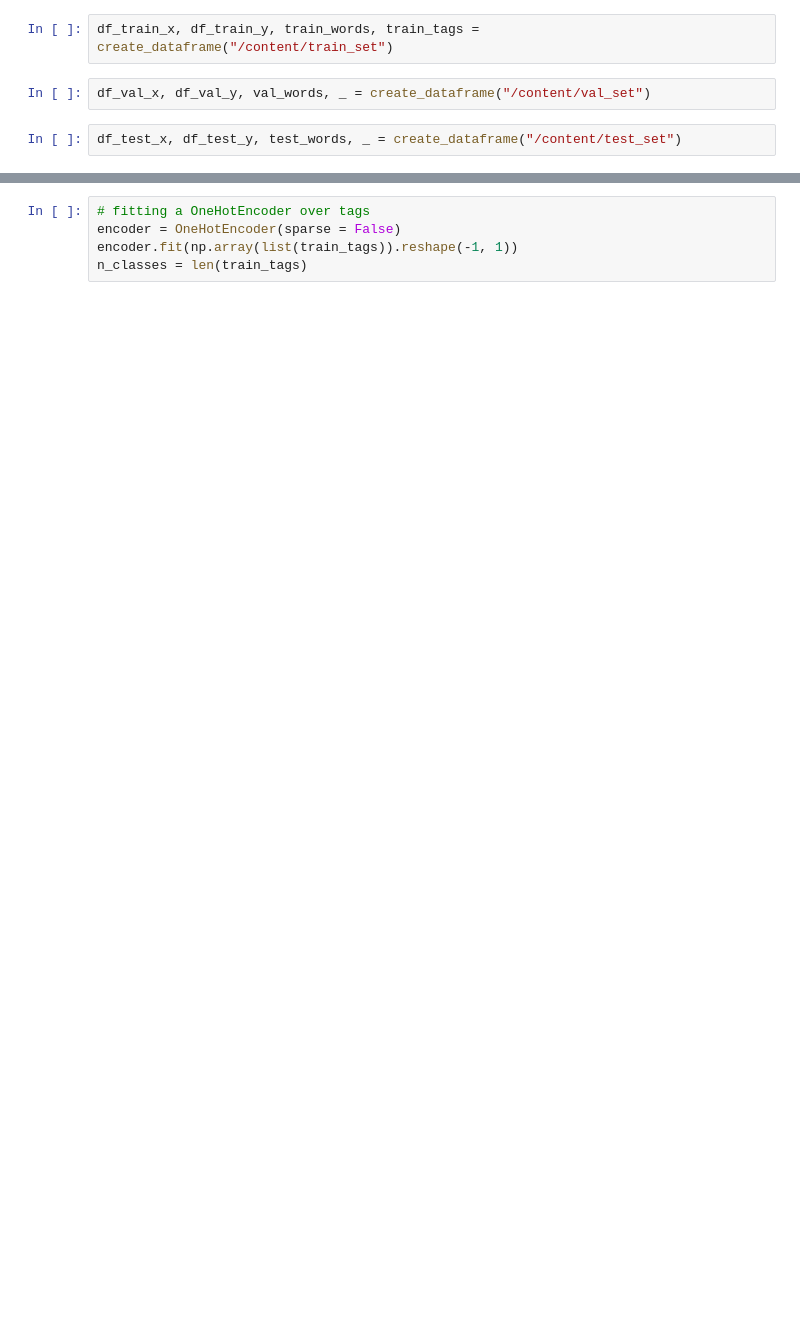
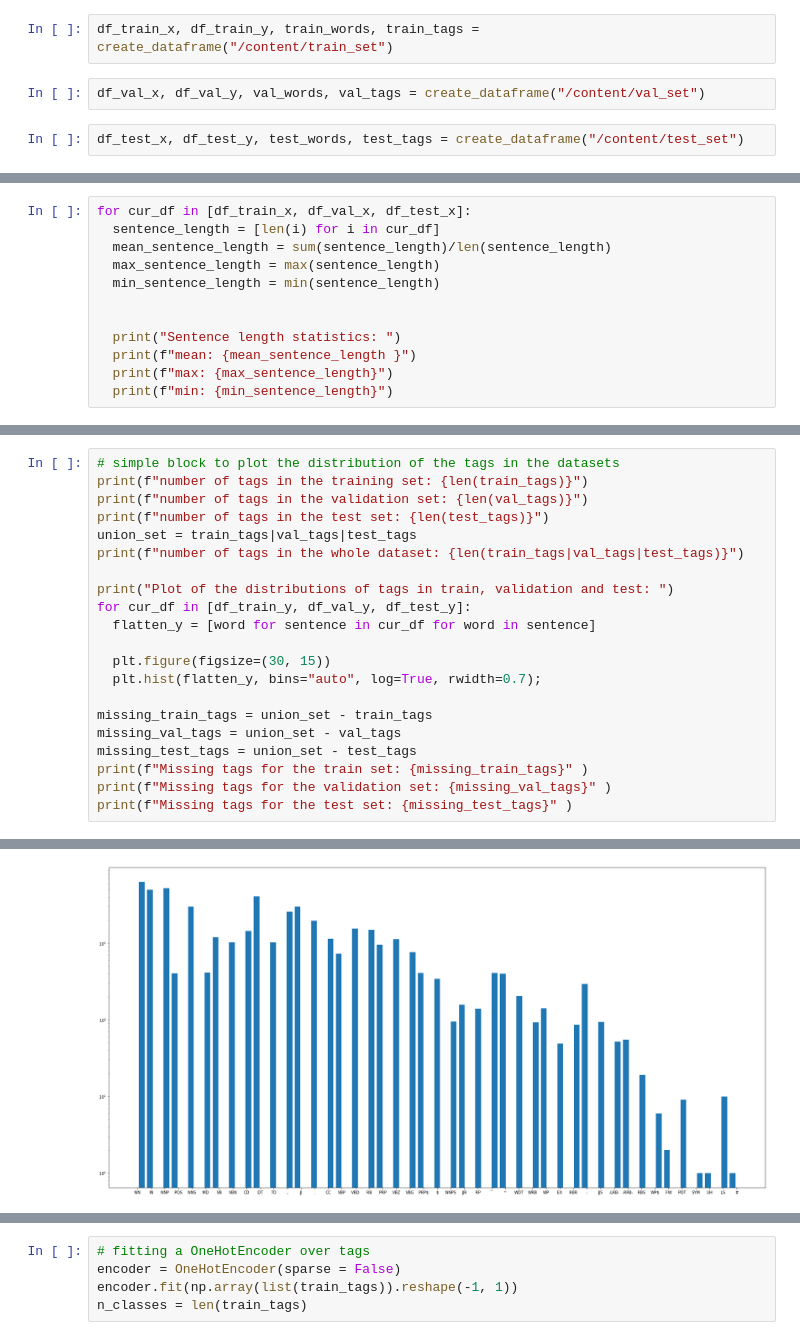
Before and after one commit to DomMcOyle/NLP-Assigments-22-23, a Jupyter notebook: Assignment1.ipynb, the cells around one changed output, grey strips where cells are left out. Saved outputs shown, nothing was run; the diff lists cells and outputs as text; blank space fills up the shorter version.

```diff
--- a/Assignment1.ipynb
+++ b/Assignment1.ipynb
@@ -285,6 +292,6 @@ def create_dataframe(dataset_path):
 # %%
 df_train_x, df_train_y, train_words, train_tags = create_dataframe("/content/train_set")
 # %%
-df_val_x, df_val_y, val_words, _ = create_dataframe("/content/val_set")
+df_val_x, df_val_y, val_words, val_tags = create_dataframe("/content/val_set")
 # %%
-df_test_x, df_test_y, test_words, _ = create_dataframe("/content/test_set")
+df_test_x, df_test_y, test_words, test_tags = create_dataframe("/content/test_set")
@@ -290,0 +300,12 @@ df_test_x, df_test_y, test_words, _ = create_dataframe("/content/test_set")
+# %%
+for cur_df in [df_train_x, df_val_x, df_test_x]:
+  sentence_length = [len(i) for i in cur_df]
+  mean_sentence_length = sum(sentence_length)/len(sentence_length)
+  max_sentence_length = max(sentence_length)
+  min_sentence_length = min(sentence_length)
+
+
+  print("Sentence length statistics: ")
+  print(f"mean: {mean_sentence_length }")
+  print(f"max: {max_sentence_length}")
+  print(f"min: {min_sentence_length}")
@@ -290,0 +328,22 @@ df_test_x, df_test_y, test_words, _ = create_dataframe("/content/test_set")
+# %%
+# simple block to plot the distribution of the tags in the datasets
+print(f"number of tags in the training set: {len(train_tags)}")
+print(f"number of tags in the validation set: {len(val_tags)}")
+print(f"number of tags in the test set: {len(test_tags)}")
+union_set = train_tags|val_tags|test_tags
+print(f"number of tags in the whole dataset: {len(train_tags|val_tags|test_tags)}")
+
+print("Plot of the distributions of tags in train, validation and test: ")
+for cur_df in [df_train_y, df_val_y, df_test_y]:
+  flatten_y = [word for sentence in cur_df for word in sentence]
+
+  plt.figure(figsize=(30, 15))
+  plt.hist(flatten_y, bins="auto", log=True, rwidth=0.7);
+
+missing_train_tags = union_set - train_tags
+missing_val_tags = union_set - val_tags
+missing_test_tags = union_set - test_tags
+print(f"Missing tags for the train set: {missing_train_tags}" )
+print(f"Missing tags for the validation set: {missing_val_tags}" )
+print(f"Missing tags for the test set: {missing_test_tags}" )
+# %% [output]
@@ -290,0 +358 @@ df_test_x, df_test_y, test_words, _ = create_dataframe("/content/test_set")
+[figure, added]
```
Also changed, not shown: parts of 28 cells of this notebook, 1 other file.
